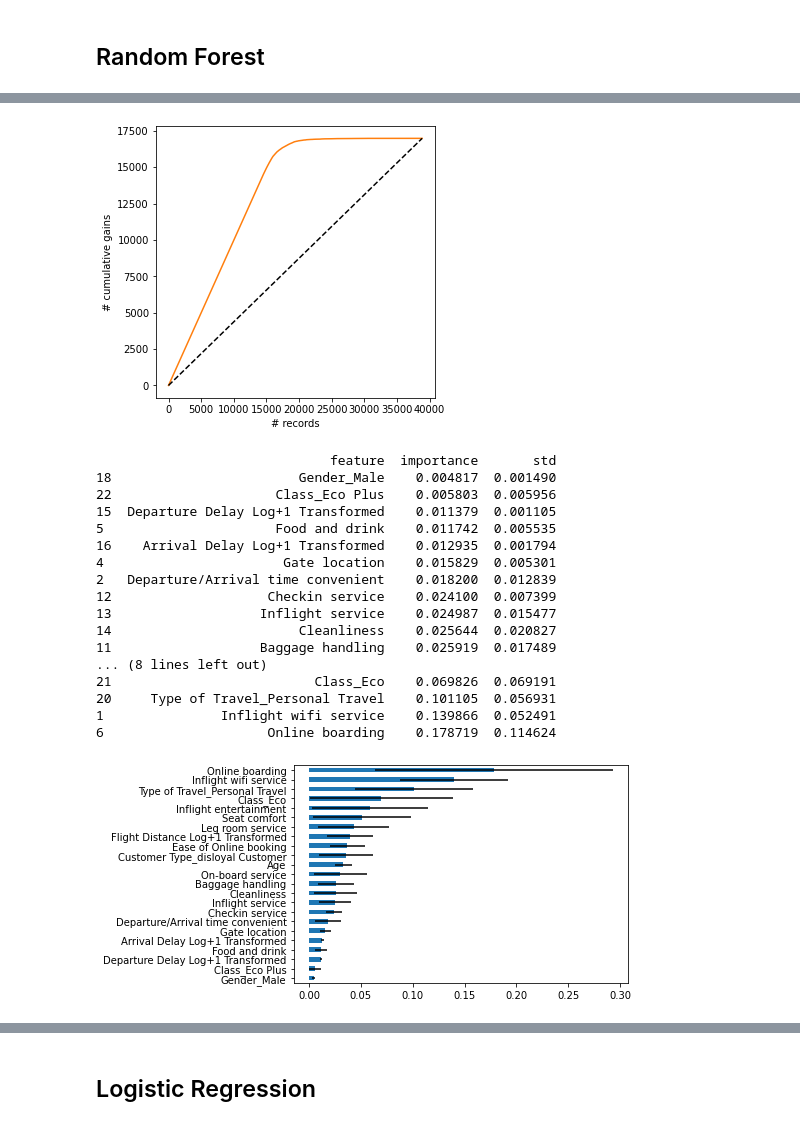
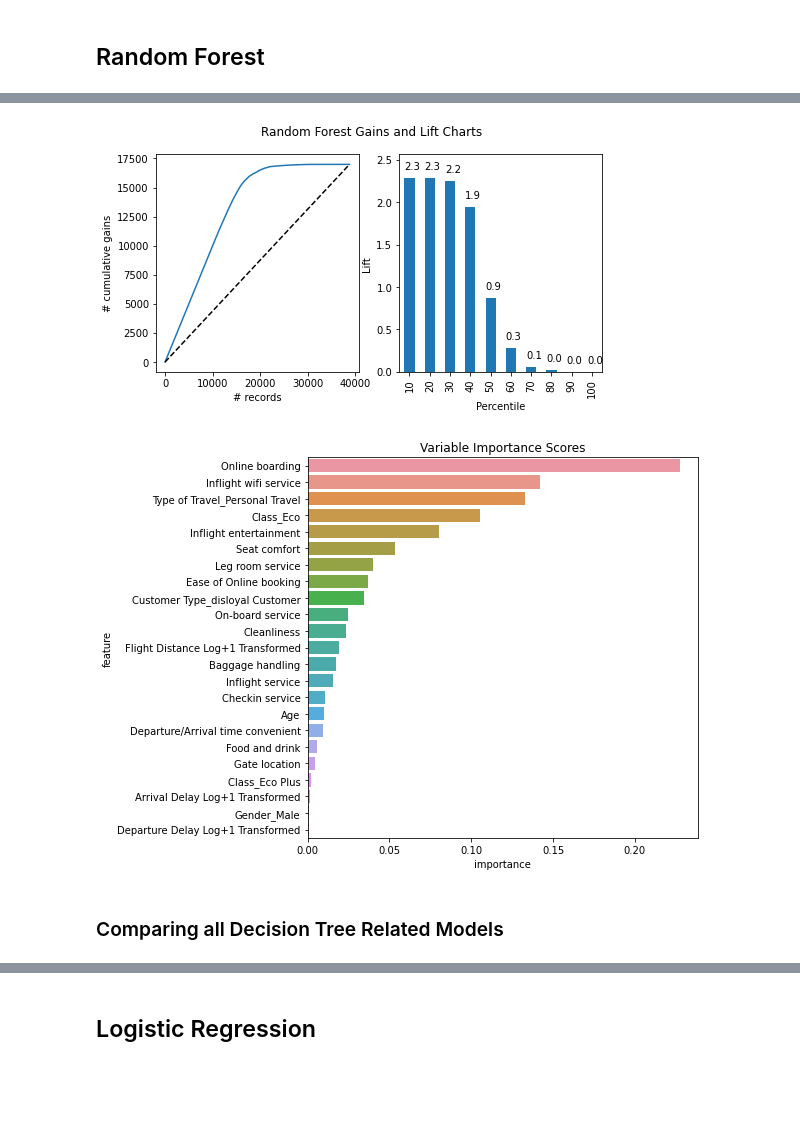
Before and after one commit to nlee98/ADS-505-Business-Analytics, a Jupyter notebook: ADS_505_Final_Project_NL.ipynb, the cells around one changed output, grey strips where cells are left out. Saved outputs shown, nothing was run; the diff lists cells and outputs as text; code cells hidden in the pictures; blank space fills up the shorter version.

```diff
--- a/ADS_505_Final_Project_NL.ipynb
+++ b/ADS_505_Final_Project_NL.ipynb
@@ -921,0 +969,12 @@ Actual     0     1
+# %%
+# Parameters set to avoid overfitting
+boost2 = AdaBoostClassifier(DecisionTreeClassifier(max_depth = 5, min_samples_split = 20,
+                                                   min_impurity_decrease = 0.01, random_state = 1),
+                            n_estimators = 100, random_state = 1)
+boost2.fit(x_train_scaled, y_train)
+
+# Training confusion matrix
+classificationSummary(y_train, boost2.predict(x_train_scaled), class_names = classes)
+
+# Testing confusion matrix
+classificationSummary(y_test, boost2.predict(x_test_scaled), class_names = classes)
@@ -922,8 +1015,10 @@ Actual     0     1
 # %% [markdown]
 ## Random Forest ##
 # %%
-from sklearn.ensemble import RandomForestClassifier
-RF_model = RandomForestClassifier(n_estimators=100,random_state=1)
+# Parameters were selected from the previously optimized decision tree
+RF_model = RandomForestClassifier(
+    n_estimators = 100, min_samples_split = 50,
+    max_depth = 7, random_state=1)
 RF_model.fit(x_train_scaled, y_train)
 classificationSummary(y_train, RF_model.predict(x_train_scaled))
 # %% [output]
@@ -946,43 +1041,41 @@ Actual     0     1
 # %%
-RF_proba=RF_model.predict_proba(x_test_scaled)
-RF1=pd.DataFrame({'actual':y_test,
-                         'p(0)':[p[0] for p in RF_proba],
-                         'p(1)':[p[1] for p in RF_proba],
-                         'predicted':RF_model.predict(x_test_scaled),
+RF_proba = RF_model.predict_proba(x_test_scaled)
+RF1 = pd.DataFrame({
+    "Actual" : y_test,
+    "p(0)" : [p[0] for p in RF_proba],
+    "p(1)" : [p[1] for p in RF_proba],
+    "Predicted" : RF_model.predict(x_test_scaled),
                         })
-RF1=RF1.sort_values(by=['p(1)'],ascending=False)
+RF1 = RF1.sort_values(by = ["p(1)"], ascending=False)
 
-ax=gainsChart(RF1.actual,label='Random Forest',color='C1',figsize=[5,5])
+fig, axes = plt.subplots(nrows = 1, ncols = 2, figsize = (8,4))
+gainsChart(RF1["Actual"], label = "Random Forest Model",
+           ax = axes[0])
+liftChart(RF1["Actual"], title = False, ax = axes[1])
+fig.suptitle("Random Forest Gains and Lift Charts")
+plt.show()
 # %% [output]
-[figure, old version]
+[figure, new version]
 # %%
 # Variable (feature) importance plot
 importances = RF_model.feature_importances_
 std = np.std([tree.feature_importances_ for tree in RF_model.estimators_], axis = 0)
 
-df = pd.DataFrame({'feature': x_train.columns, 'importance': importances, 'std': std})
-df = df.sort_values('importance')
-print(df)
+var_imp_df = pd.DataFrame({
+    "feature": x_train.columns,
+    "importance": importances,
+    "std": std})
+var_imp_df = var_imp_df.sort_values("importance", ascending = False)
 
-ax = df.plot(kind = 'barh', xerr = 'std', x = 'feature', legend = False)
-ax.set_ylabel('')
+plt.figure(figsize = (7,7))
+sns.barplot(
+    data = var_imp_df,
+    x = "importance",
+    y = "feature"
+)
+plt.title("Variable Importance Scores")
 plt.show()
 # %% [output]
-                              feature  importance       std
-18                        Gender_Male    0.004817  0.001490
-22                     Class_Eco Plus    0.005803  0.005956
-15  Departure Delay Log+1 Transformed    0.011379  0.001105
-5                      Food and drink    0.011742  0.005535
-16    Arrival Delay Log+1 Transformed    0.012935  0.001794
-4                       Gate location    0.015829  0.005301
-2   Departure/Arrival time convenient    0.018200  0.012839
-12                    Checkin service    0.024100  0.007399
-13                   Inflight service    0.024987  0.015477
-14                        Cleanliness    0.025644  0.020827
-11                   Baggage handling    0.025919  0.017489
-... (8 lines left out)
-21                          Class_Eco    0.069826  0.069191
-20     Type of Travel_Personal Travel    0.101105  0.056931
-1               Inflight wifi service    0.139866  0.052491
-6                     Online boarding    0.178719  0.114624
-[figure, old version]
+[figure, new version]
+# %% [markdown]
+### Comparing all Decision Tree Related Models
```
Also changed, not shown: parts of 42 cells of this notebook.
